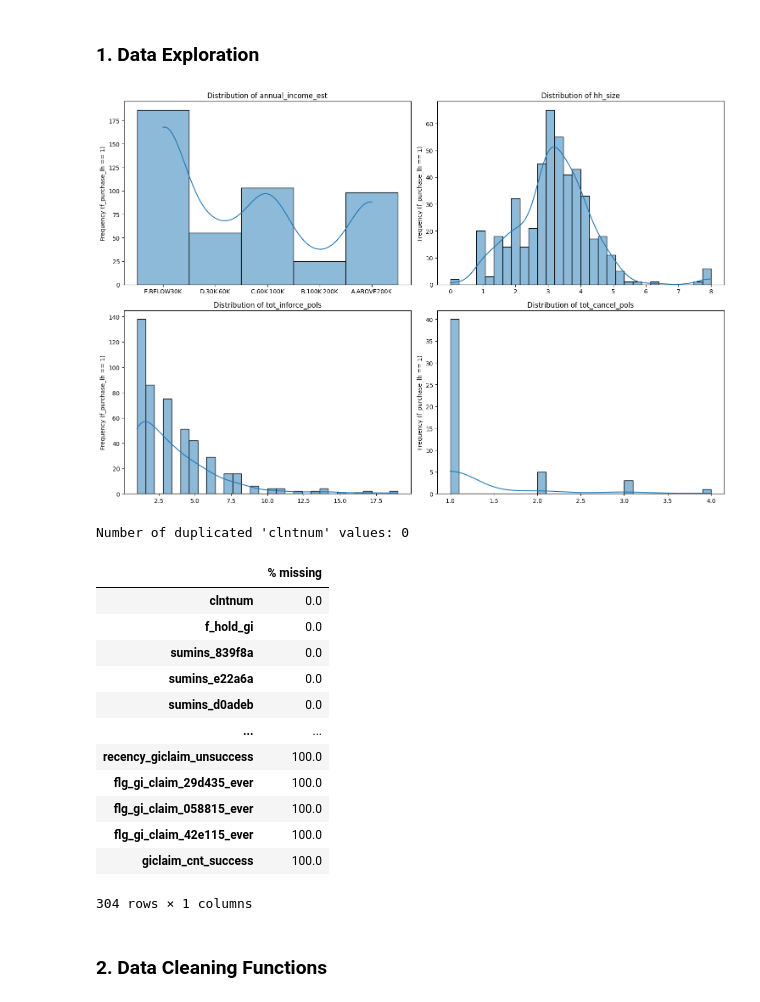
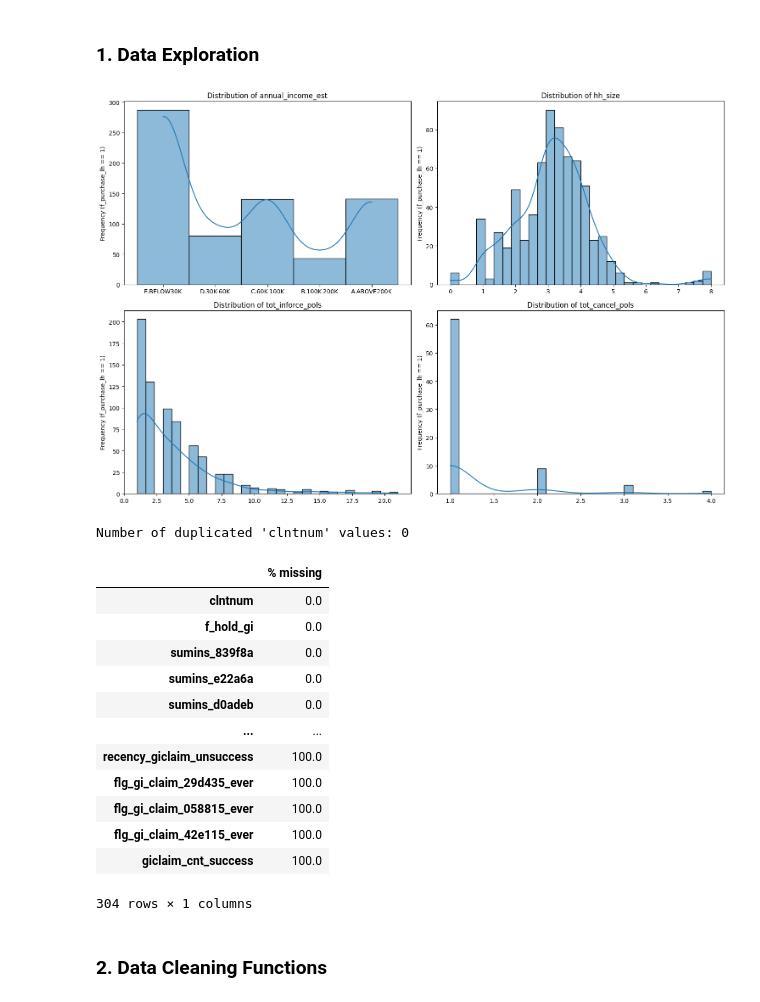
Before and after one commit to kayeugenia/NUS-SDS-Datathon-Singlife-NUS243, a Jupyter notebook: NUS_DATATHON_SINGLIFE_NUS243.ipynb, the cells around one changed output. Saved outputs shown, nothing was run; the diff lists cells and outputs as text; code cells hidden in the pictures.

```diff
--- a/NUS_DATATHON_SINGLIFE_NUS243.ipynb
+++ b/NUS_DATATHON_SINGLIFE_NUS243.ipynb
@@ -35,7 +36,7 @@ from datetime import datetime
 # %% [markdown]
 ### 1. Data Exploration
 # %%
-filepath = "./data/train_data.parquet"
+filepath = "./data/catB_train.parquet"
 df = pd.read_parquet(filepath)
 # print(df.dtypes)
 
@@ -68,34 +69,34 @@ def data_exploration_quadrants(dataframe, target_column, continuous_columns):
 
         # Plotting histograms for continuous columns in the corresponding quadrant
         sns.histplot(filtered_df[col], bins=30, kde=True, ax=axes[quadrant])
         axes[quadrant].set_title(f'Distribution of {col}')
         axes[quadrant].set_xlabel('')
         axes[quadrant].set_ylabel(f'Frequency ({target_column} == 1)')
 
     # Adjust layout and show the plot
     plt.tight_layout()
     plt.show()
 
 continuous_cols = ['annual_income_est', 'hh_size', 'tot_inforce_pols', 'tot_cancel_pols']
 data_exploration_quadrants(df, 'f_purchase_lh', continuous_cols)
 
 #flg_latest_being_lapse, flg_latest_being_cancel, tot_inforce_pols do not have missing values
 empty_val_check = df[['flg_latest_being_lapse','flg_latest_being_cancel','tot_inforce_pols']]
 empty_val_check.isna().sum().sum()
 
 # Check for duplicated rows
 duplicated_clntnum_count = df['clntnum'].duplicated(keep=False).sum()
 print(f"Number of duplicated 'clntnum' values: {duplicated_clntnum_count}")
 
 # Check for percentages of missing values in each column
 missing_vals = df.isna().sum() * 100 / len(df)
 missing_vals.sort_values(inplace=True)
 
 # table of percentages of missing values
 missing_vals_df = pd.DataFrame(missing_vals, columns=['% missing'])
 missing_vals_df
 # %% [output]
-[figure, old version]
+[figure, new version]
 Number of duplicated 'clntnum' values: 0
 |  | % missing |
 | clntnum | 0.0 |
```
Also changed, not shown: parts of 26 cells of this notebook.
